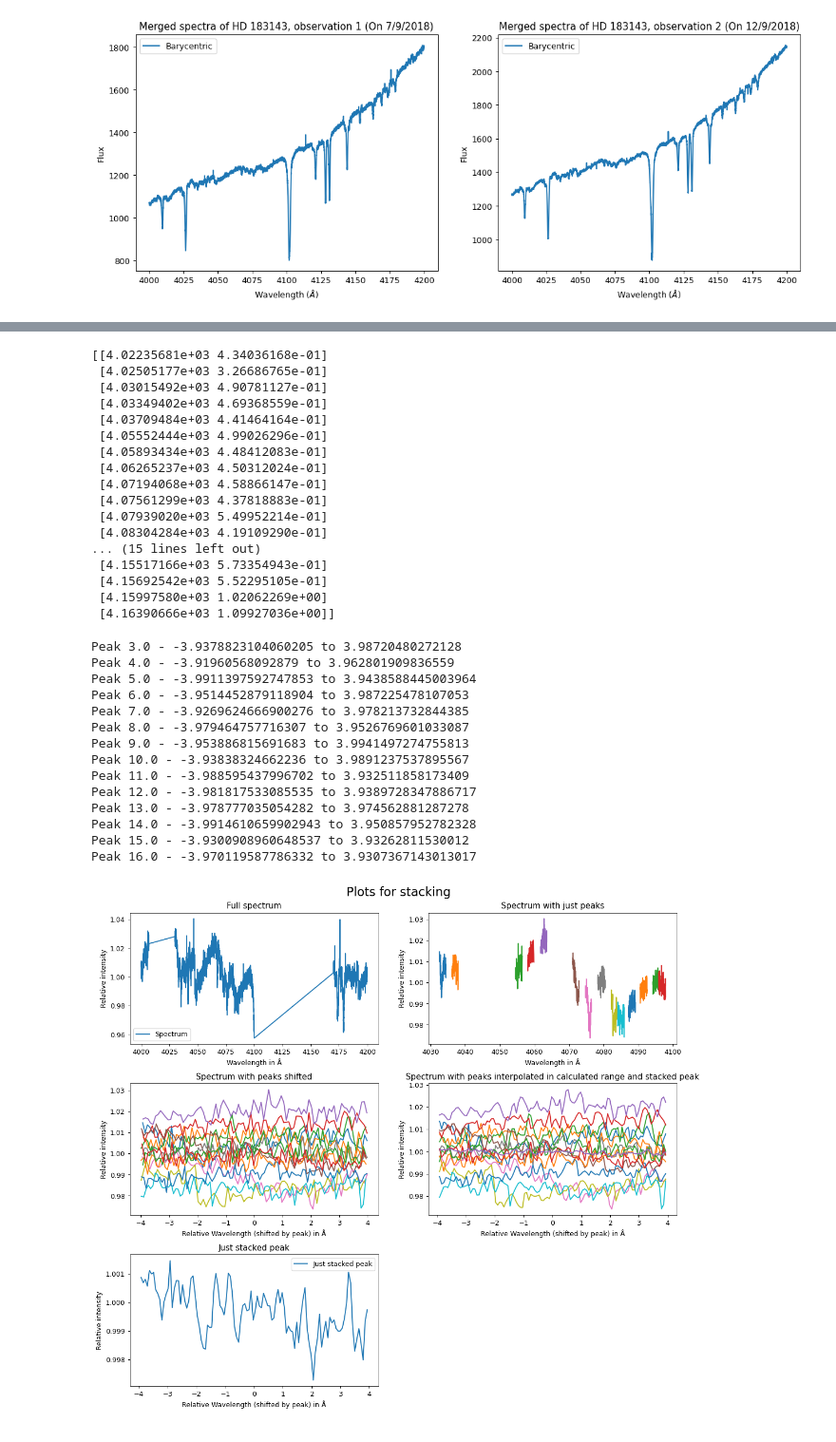
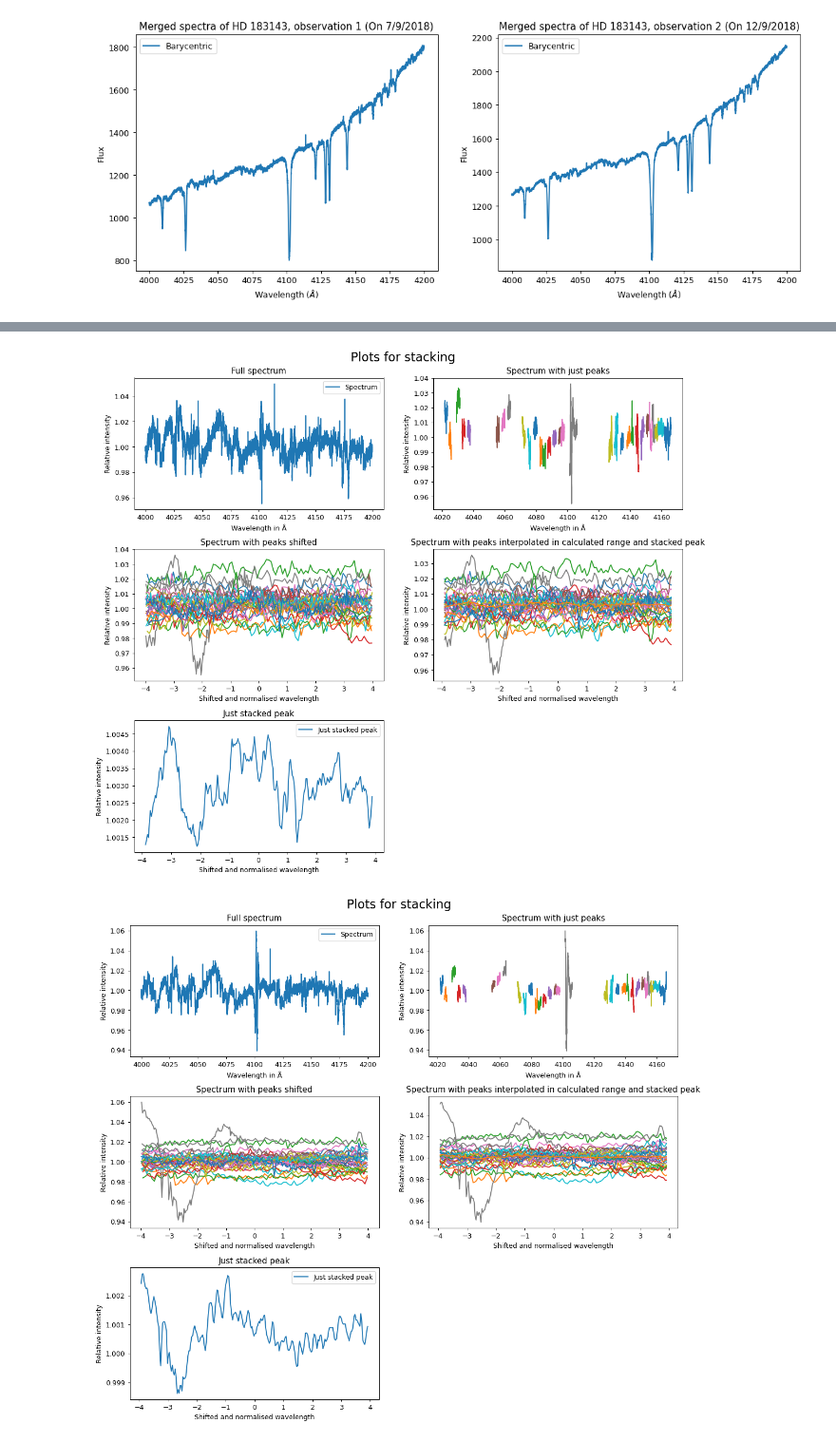
Before and after one commit to jancami/edibles, a Jupyter notebook: edibles/utils/Harshit/DataAccess1.ipynb, the cells around one changed output, grey strips where cells are left out. Shown at 95% size. Cells and saved outputs as stored; diff of their text form; code cells hidden in the pictures.

Commit message:
Made an observation stacker to use for multiple observations of data

```diff
--- a/edibles/utils/Harshit/DataAccess1.ipynb
+++ b/edibles/utils/Harshit/DataAccess1.ipynb
@@ -80,21 +277,7 @@ plt.subplots_adjust(hspace=0.3, wspace=0.2)
 # %%
-perylene = np.loadtxt(r'C:\Users\hkhan\edibles\edibles\utils\Harshit\Lab Spectra Parameters\PeryleneParams.txt')
-print(perylene)
+#loading the parameters of the given molecule
+#if on jupyter, just run this part
+
+paramFile = 'C:\\Users\\hkhan\\edibles\edibles\\utils\\Harshit\\Lab Spectra Parameters\\' + molName + 'Params.txt'
+molParam = np.loadtxt(paramFile)
+#print(perylene)
-# %% [output]
-[[4.02235681e+03 4.34036168e-01]
- [4.02505177e+03 3.26686765e-01]
- [4.03015492e+03 4.90781127e-01]
- [4.03349402e+03 4.69368559e-01]
- [4.03709484e+03 4.41464164e-01]
- [4.05552444e+03 4.99026296e-01]
- [4.05893434e+03 4.48412083e-01]
- [4.06265237e+03 4.50312024e-01]
- [4.07194068e+03 4.58866147e-01]
- [4.07561299e+03 4.37818883e-01]
- [4.07939020e+03 5.49952214e-01]
- [4.08304284e+03 4.19109290e-01]
-... (15 lines left out)
- [4.15517166e+03 5.73354943e-01]
- [4.15692542e+03 5.52295105e-01]
- [4.15997580e+03 1.02062269e+00]
- [4.16390666e+03 1.09927036e+00]]
@@ -103,23 +284,31 @@ print(perylene)
 # %%
+#stacking
+#if on jupyter, just run this part
+
 #print(datas[0].shape)
 #print(np.logical_and(datas[:, 0] >= 4085, datas[:, 0] <= 4115).shape)
-stackedData1 = widthNormLinStacker(np.delete(datas[0],
-                                             np.logical_or(np.logical_and(datas[0][:, 0] >= 4100, datas[0][:, 0] <= 4170),
-                                                           np.logical_and(datas[0][:, 0] >= 4007, datas[0][:, 0] <= 4030))
-                                             , 0), perylene)
+
+#totalStack = np.empty()
+#stackRanges = np.zeros((len(datas)*len(datas[0]), 2))
+#totalpoints = 0
+
+"""
+for it10 in range(len(datas)):
+    for it11 in range(len(datas[it10])):
+        totalpoints = totalpoints + datas[it10][it11][1].shape[0]
+
+totalStack = np.zeros((totalpoints, 2))
+"""
+totalStack = np.empty(shape = len(datas)*len(datas[0]), dtype = object)
+#print(totalStack.shape)
+
+for it8 in range(len(datas)):
+    for it9 in range(len(datas[it8])):
+        totalStack[it8 * len(datas[it8]) + it9] = widthNormLinStacker(datas[it8][it9][1], molParam)
+
+#print(totalStack.shape)
+#print(stackRanges)
+finalStacked = observationStacker(totalStack, [['Normalised wavelength', 'No units'], ['Flux', 'No units']])
 # %% [output]
-Peak 3.0 - -3.9378823104060205 to 3.98720480272128
-Peak 4.0 - -3.91960568092879 to 3.962801909836559
-Peak 5.0 - -3.9911397592747853 to 3.9438588445003964
-Peak 6.0 - -3.9514452879118904 to 3.987225478107053
-Peak 7.0 - -3.9269624666900276 to 3.978213732844385
-Peak 8.0 - -3.979464757716307 to 3.9526769601033087
-Peak 9.0 - -3.953886815691683 to 3.9941497274755813
-Peak 10.0 - -3.93838324662236 to 3.9891237537895567
-Peak 11.0 - -3.988595437996702 to 3.932511858173409
-Peak 12.0 - -3.981817533085535 to 3.9389728347886717
-Peak 13.0 - -3.978777035054282 to 3.974562881287278
-Peak 14.0 - -3.9914610659902943 to 3.950857952782328
-Peak 15.0 - -3.9300908960648537 to 3.93262811530012
-Peak 16.0 - -3.970119587786332 to 3.9307367143013017
-[figure, old version]
+[figure, new version]
+[figure, added]
```
Also changed, not shown: parts of 14 cells of this notebook, 3 other files.
